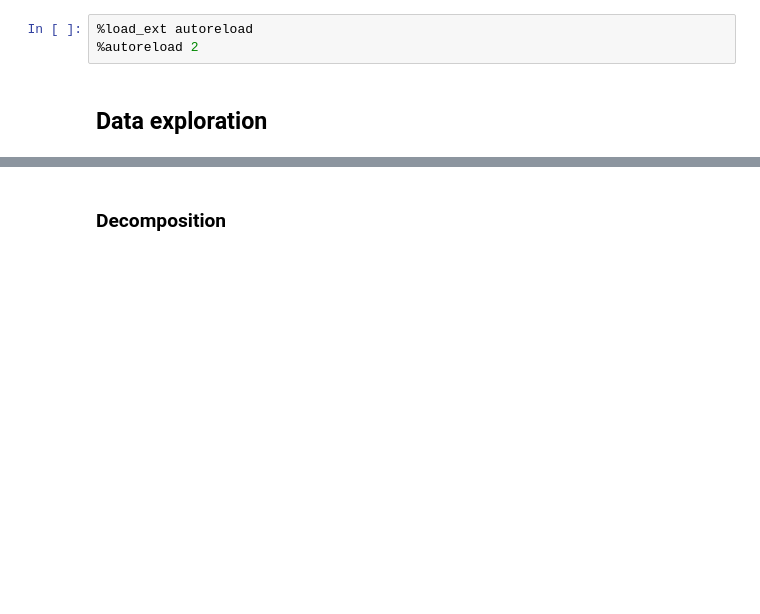
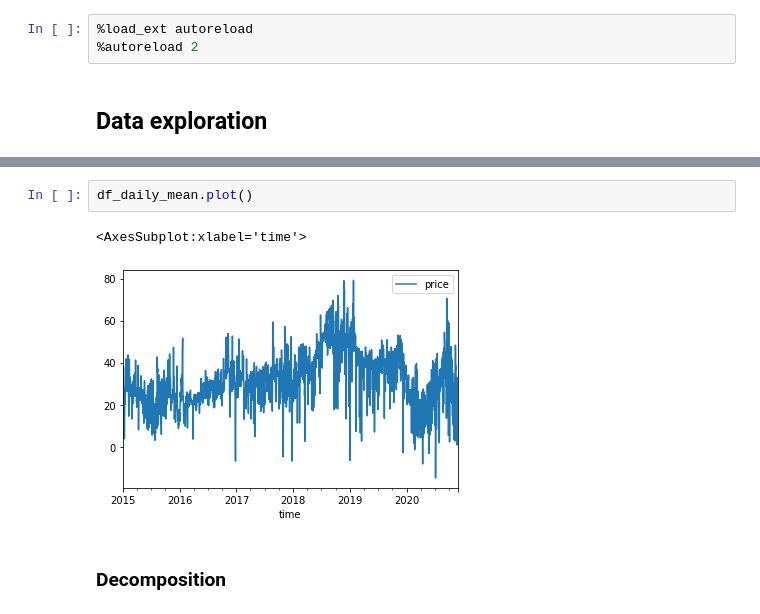
Before and after one commit to Guli-Y/ElectricityPricePredictor, a Jupyter notebook: notebooks/baseline_guli.ipynb, the cells around one changed output, grey strips where cells are left out. Cells and saved outputs as stored; diff of their text form; blank space fills up the shorter version.

```diff
--- a/notebooks/baseline_guli.ipynb
+++ b/notebooks/baseline_guli.ipynb
@@ -116,3 +39,8 @@ df_test_mean
+# %%
+df_daily_mean.plot()
+# %% [output]
+<AxesSubplot:xlabel='time'>
+[figure, added]
 # %% [markdown]
 ### Decomposition
 # %% [markdown]
```
Also changed, not shown: parts of 35 cells of this notebook, 2 other files.
